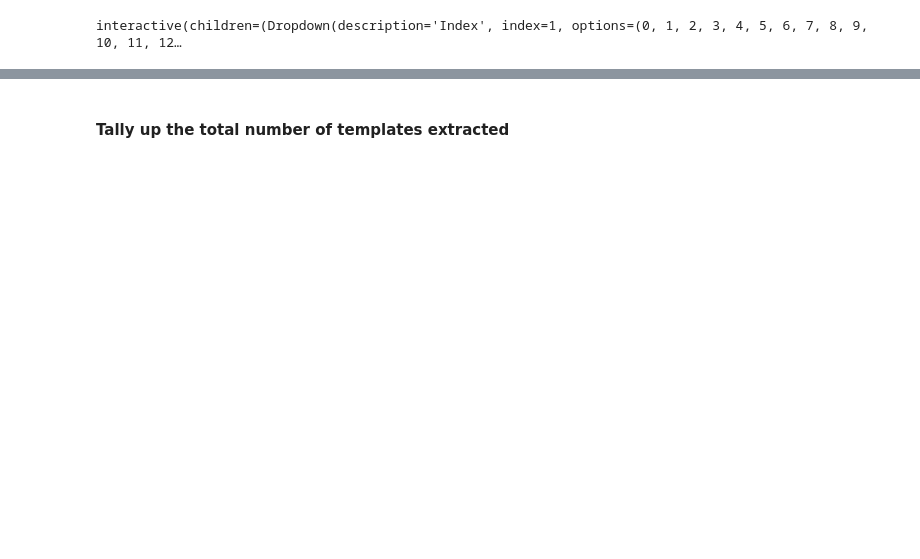
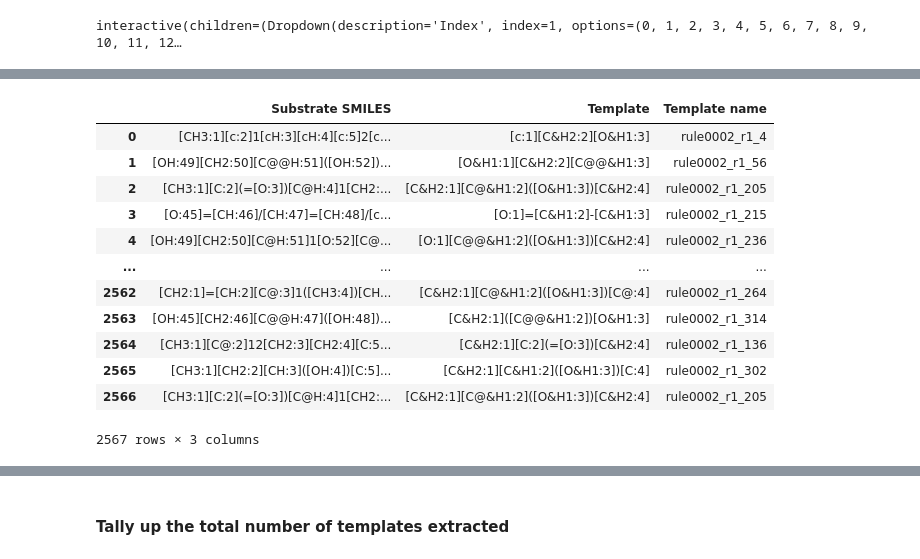
Before and after one commit to yashchainani21/RxnTools, a Jupyter notebook: notebooks/nb_04 - extract mono substrate run templates pt2.ipynb, the cells around one changed output, grey strips where cells are left out. Drawn from its saved outputs; the diff is of its cells as text; code cells hidden in the pictures; blank space fills up the shorter version.

```diff
--- a/notebooks/nb_04 - extract mono substrate run templates pt2.ipynb
+++ b/notebooks/nb_04 - extract mono substrate run templates pt2.ipynb
@@ -239,0 +335,16 @@ interactive(children=(Dropdown(description='Index', index=1, options=(0, 1, 2, 3
+# %%
+merged_df
+# %% [output]
+|  | Substrate SMILES | Template | Template name |
+| 0 | [CH3:1][c:2]1[cH:3][cH:4][c:5]2[c... | [c:1][C&H2:2][O&H1:3] | rule0002_r1_4 |
+| 1 | [OH:49][CH2:50][C@@H:51]([OH:52])... | [O&H1:1][C&H2:2][C@@&H1:3] | rule0002_r1_56 |
+| 2 | [CH3:1][C:2](=[O:3])[C@H:4]1[CH2:... | [C&H2:1][C@&H1:2]([O&H1:3])[C&H2:4] | rule0002_r1_205 |
+| 3 | [O:45]=[CH:46]/[CH:47]=[CH:48]/[c... | [O:1]=[C&H1:2]-[C&H1:3] | rule0002_r1_215 |
+| 4 | [OH:49][CH2:50][C@H:51]1[O:52][C@... | [O:1][C@@&H1:2]([O&H1:3])[C&H2:4] | rule0002_r1_236 |
+| ... | ... | ... | ... |
+| 2562 | [CH2:1]=[CH:2][C@:3]1([CH3:4])[CH... | [C&H2:1][C@&H1:2]([O&H1:3])[C@:4] | rule0002_r1_264 |
+| 2563 | [OH:45][CH2:46][C@@H:47]([OH:48])... | [C&H2:1]([C@@&H1:2])[O&H1:3] | rule0002_r1_314 |
+| 2564 | [CH3:1][C@:2]12[CH2:3][CH2:4][C:5... | [C&H2:1][C:2](=[O:3])[C&H2:4] | rule0002_r1_136 |
+| 2565 | [CH3:1][CH2:2][CH:3]([OH:4])[C:5]... | [C&H2:1][C&H1:2]([O&H1:3])[C:4] | rule0002_r1_302 |
+| 2566 | [CH3:1][C:2](=[O:3])[C@H:4]1[CH2:... | [C&H2:1][C@&H1:2]([O&H1:3])[C&H2:4] | rule0002_r1_205 |
+2567 rows × 3 columns
```
Also changed, not shown: parts of 12 cells of this notebook.
